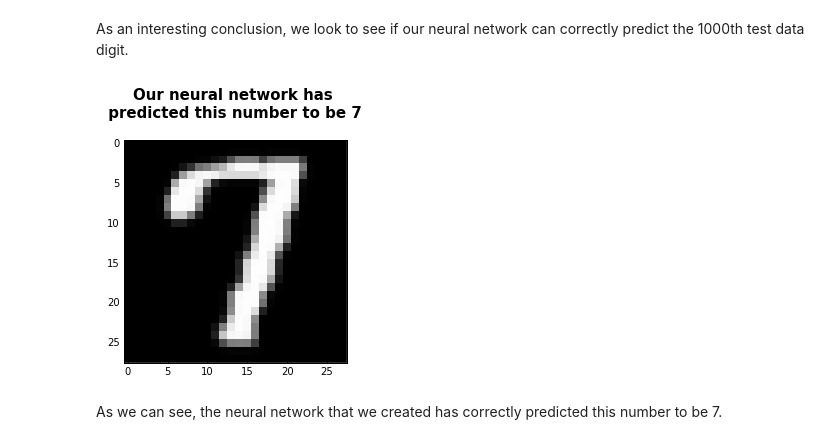
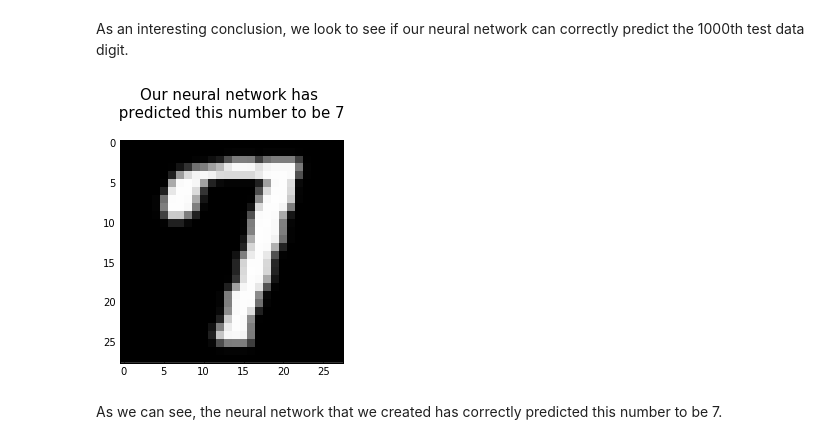
Before and after one commit to dmbentley/neural-network, a Jupyter notebook: neural-network.ipynb, the cells around one changed output. Saved outputs shown, nothing was run; the diff lists cells and outputs as text; code cells hidden in the pictures.

```diff
--- a/neural-network.ipynb
+++ b/neural-network.ipynb
@@ -274,17 +274,17 @@ As an interesting conclusion, we look to see if our neural network can correctly
 # %%
 identification = 999
 
 input = test_digit_images[identification]
 network.feed_forward(input)
 prediction = np.argmax(network.activations[-1])
 
 image_data = input.reshape(28, 28, order='F')
 
 plt.gray()
 plt.imshow(image_data, interpolation='none')
-plt.title('Our neural network has \n predicted this number to be %s \n' %prediction, fontsize=15, fontweight='bold' )
+plt.title('Our neural network has \n predicted this number to be %s \n' %prediction, fontsize=15)
 plt.show()
 # %% [output]
-[figure, old version]
+[figure, new version]
 # %% [markdown]
 As we can see, the neural network that we created has correctly predicted this number to be 7.
```
Also changed, not shown: parts of 1 cell of this notebook.
